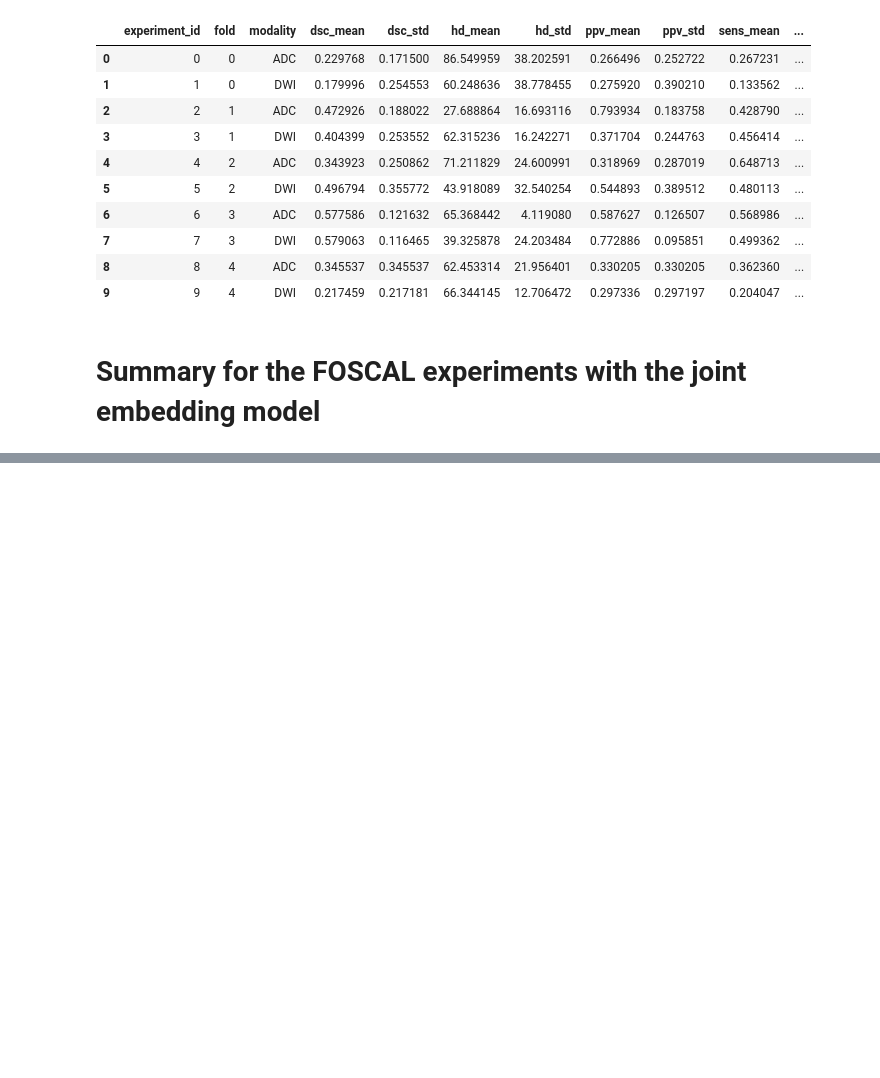
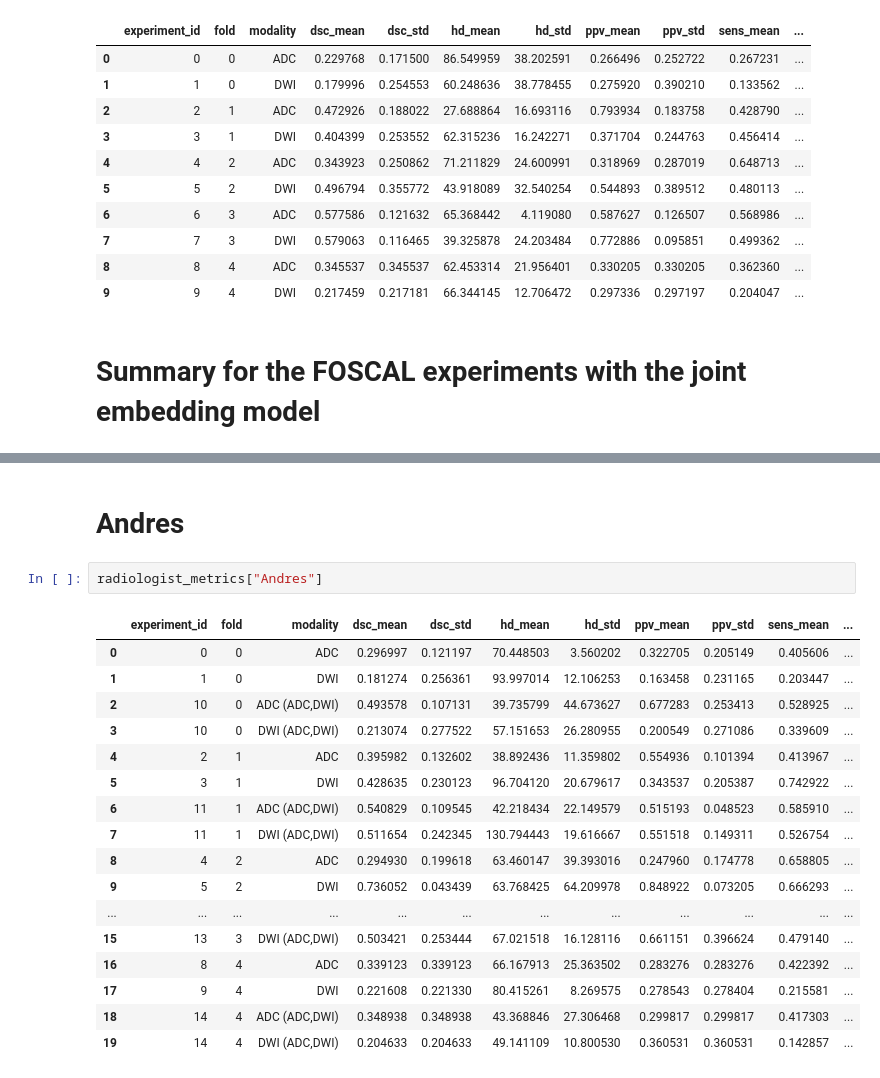
Before and after one commit to Sangohe/ais-foscal, a Jupyter notebook: 03-results-summary.ipynb, the cells around one changed output, grey strips where cells are left out. Drawn from its saved outputs; the diff is of its cells as text; blank space fills up the shorter version.

```diff
--- a/results-summary.ipynb
+++ b/03-results-summary.ipynb
@@ -217,3 +204,25 @@ df.groupby('modality').mean()
 | ADC (ADC,DWI) | 12.0 | 2.0 | 0.519072 | 0.202728 | 42.929300 | 28.406437 | 0.530694 | 0.211246 | 0.535361 | 0.193662 |
 | DWI | 5.0 | 2.0 | 0.375542 | 0.239505 | 54.430397 | 24.894187 | 0.452548 | 0.283507 | 0.354699 | 0.220217 |
 | DWI (ADC,DWI) | 12.0 | 2.0 | 0.323776 | 0.234181 | 54.655287 | 26.203896 | 0.425279 | 0.317708 | 0.307398 | 0.230918 |
+# %% [markdown]
+# Andres
+# %%
+radiologist_metrics["Andres"]
+# %% [output]
+|  | experiment_id | fold | modality | dsc_mean | dsc_std | hd_mean | hd_std | ppv_mean | ppv_std | sens_mean | ... |
+| 0 | 0 | 0 | ADC | 0.296997 | 0.121197 | 70.448503 | 3.560202 | 0.322705 | 0.205149 | 0.405606 | ... |
+| 1 | 1 | 0 | DWI | 0.181274 | 0.256361 | 93.997014 | 12.106253 | 0.163458 | 0.231165 | 0.203447 | ... |
+| 2 | 10 | 0 | ADC (ADC,DWI) | 0.493578 | 0.107131 | 39.735799 | 44.673627 | 0.677283 | 0.253413 | 0.528925 | ... |
+| 3 | 10 | 0 | DWI (ADC,DWI) | 0.213074 | 0.277522 | 57.151653 | 26.280955 | 0.200549 | 0.271086 | 0.339609 | ... |
+| 4 | 2 | 1 | ADC | 0.395982 | 0.132602 | 38.892436 | 11.359802 | 0.554936 | 0.101394 | 0.413967 | ... |
+| 5 | 3 | 1 | DWI | 0.428635 | 0.230123 | 96.704120 | 20.679617 | 0.343537 | 0.205387 | 0.742922 | ... |
+| 6 | 11 | 1 | ADC (ADC,DWI) | 0.540829 | 0.109545 | 42.218434 | 22.149579 | 0.515193 | 0.048523 | 0.585910 | ... |
+| 7 | 11 | 1 | DWI (ADC,DWI) | 0.511654 | 0.242345 | 130.794443 | 19.616667 | 0.551518 | 0.149311 | 0.526754 | ... |
+| 8 | 4 | 2 | ADC | 0.294930 | 0.199618 | 63.460147 | 39.393016 | 0.247960 | 0.174778 | 0.658805 | ... |
+| 9 | 5 | 2 | DWI | 0.736052 | 0.043439 | 63.768425 | 64.209978 | 0.848922 | 0.073205 | 0.666293 | ... |
+| ... | ... | ... | ... | ... | ... | ... | ... | ... | ... | ... | ... |
+| 15 | 13 | 3 | DWI (ADC,DWI) | 0.503421 | 0.253444 | 67.021518 | 16.128116 | 0.661151 | 0.396624 | 0.479140 | ... |
+| 16 | 8 | 4 | ADC | 0.339123 | 0.339123 | 66.167913 | 25.363502 | 0.283276 | 0.283276 | 0.422392 | ... |
+| 17 | 9 | 4 | DWI | 0.221608 | 0.221330 | 80.415261 | 8.269575 | 0.278543 | 0.278404 | 0.215581 | ... |
+| 18 | 14 | 4 | ADC (ADC,DWI) | 0.348938 | 0.348938 | 43.368846 | 27.306468 | 0.299817 | 0.299817 | 0.417303 | ... |
+| 19 | 14 | 4 | DWI (ADC,DWI) | 0.204633 | 0.204633 | 49.141109 | 10.800530 | 0.360531 | 0.360531 | 0.142857 | ... |
```
Also changed, not shown: parts of 6 cells of this notebook, 9 other files.
